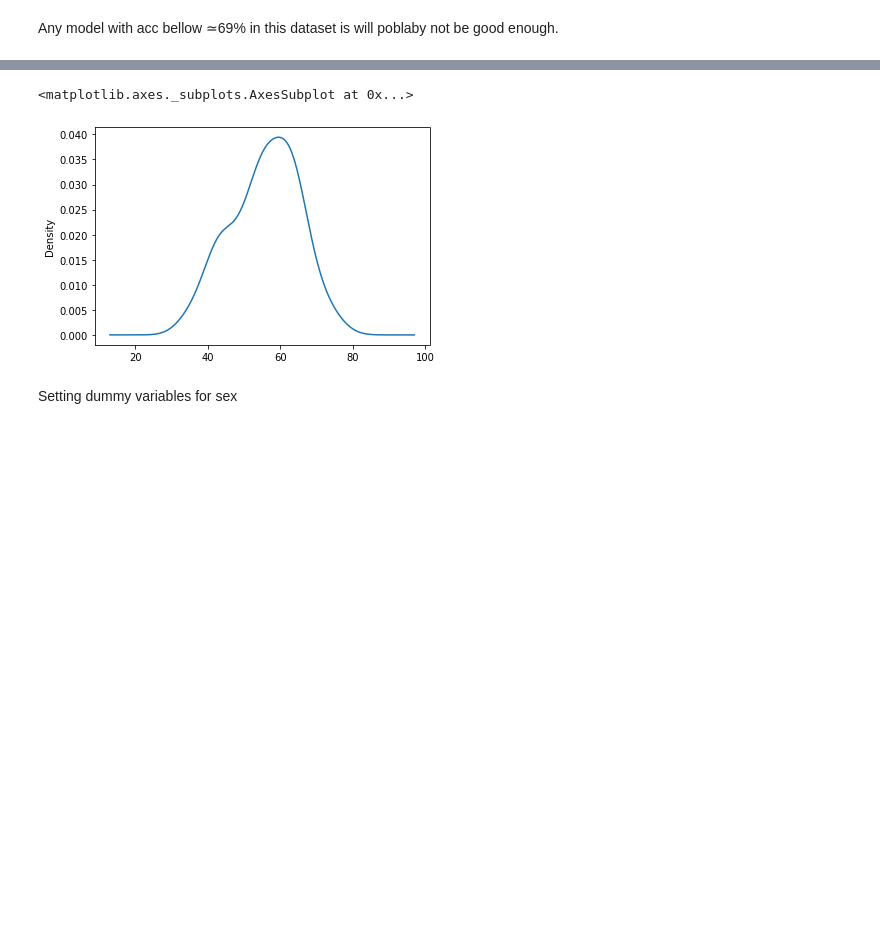
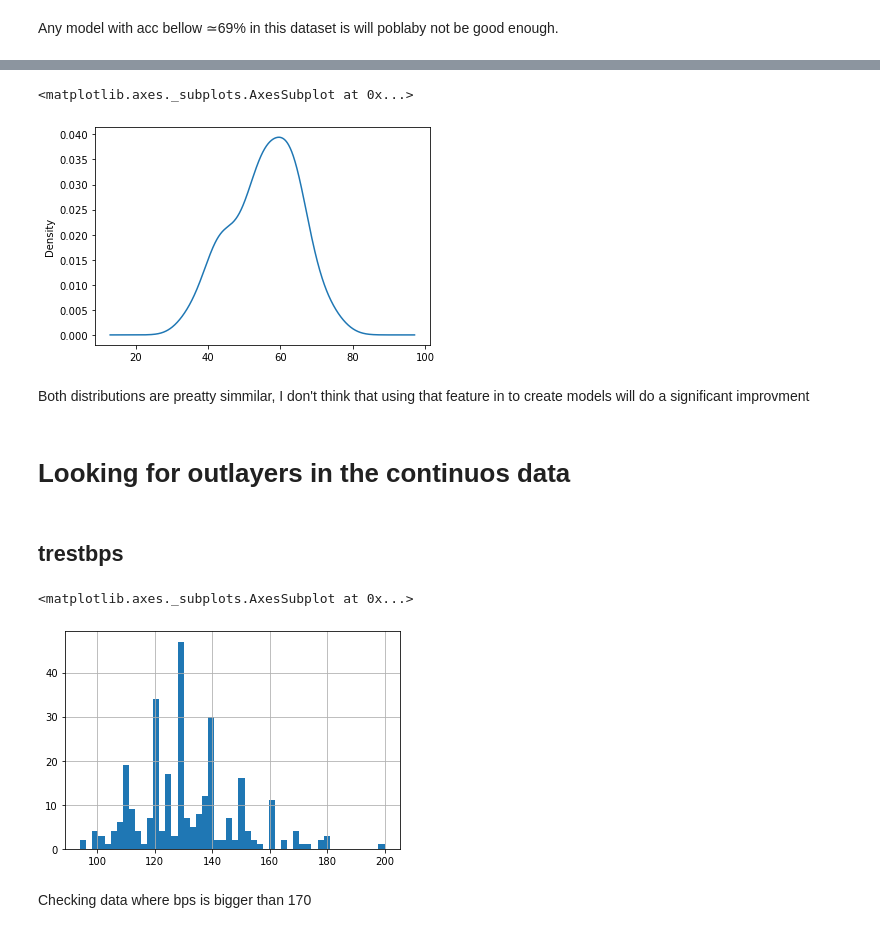
Before and after one commit to Gabrielllopes/Gender-Inference, a Jupyter notebook: notebooks/data-analisys.ipynb, the cells around one changed output, grey strips where cells are left out. Cells and saved outputs as stored; diff of their text form; code cells hidden in the pictures; blank space fills up the shorter version.

```diff
--- a/notebooks/data-analisys.ipynb
+++ b/notebooks/data-analisys.ipynb
@@ -51,3 +52,5 @@ The chol could be replaced by the mean, but the slop will be needing a furder an
+# %%
+data.slope = data.slope.fillna(0)
 # %% [markdown]
 Cheack amount of null for each gender and the mean of chol
 # %%
@@ -95,6 +99,17 @@ data[female].age.plot.kde()
 data[male].age.plot.kde()
 # %% [output]
 <matplotlib.axes._subplots.AxesSubplot at 0x...>
-[figure, old version]
+[figure, new version]
-# %% [markdown]
-Setting dummy variables for sex
+# %% [markdown]
+Both distributions are preatty simmilar, I don't think that using that feature in to create models will do a significant improvment
+# %% [markdown]
+# Looking for outlayers in the continuos data
+# %% [markdown]
+## trestbps
+# %%
+data.trestbps.hist(bins = 50)
+# %% [output]
+<matplotlib.axes._subplots.AxesSubplot at 0x...>
+[figure, added]
+# %% [markdown]
+Checking data where bps is bigger than 170
```
Also changed, not shown: parts of 43 cells of this notebook.
